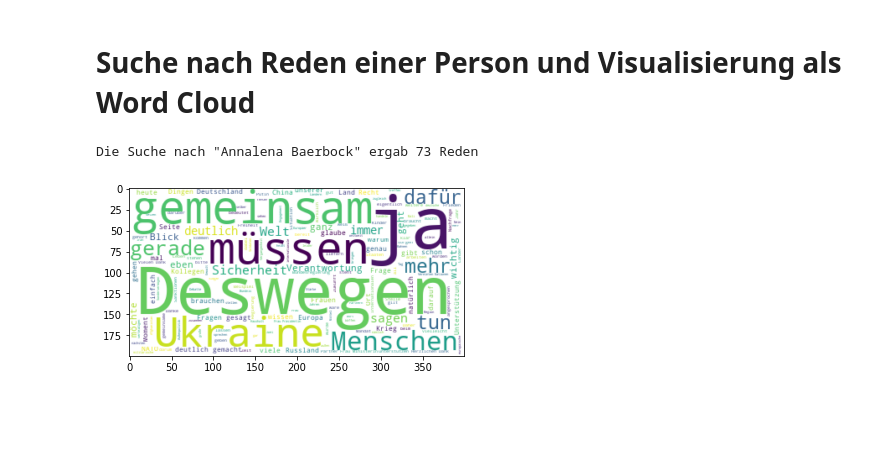
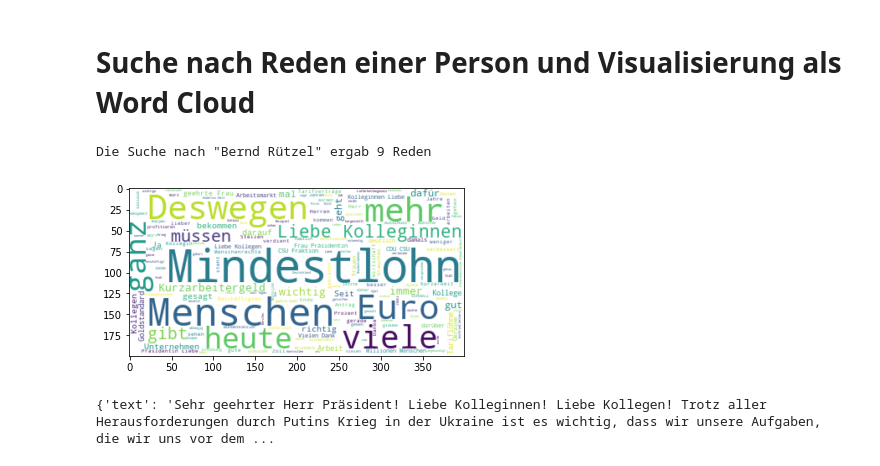
Before and after one commit to sevenbanisch/bundestagsreden, a Jupyter notebook: projects/littletools/wordcloud_01.ipynb, the cells around one changed output. Cells and saved outputs as stored; diff of their text form; code cells hidden in the pictures; blank space fills up the shorter version.

```diff
--- a/projects/littletools/wordcloud_01.ipynb
+++ b/projects/littletools/wordcloud_01.ipynb
@@ -33,23 +33,27 @@ Die Liste enthält 10791 Reden
 # %% [markdown]
 # Suche nach Reden einer Person und Visualisierung als Word Cloud
 # %%
-person = 'Annalena Baerbock'
+person = 'Bernd Rützel'
 
 untermenge = [ rede for rede in alleReden if person in rede['name']]
 
 print(f'Die Suche nach "{person}" ergab {len(untermenge)} Reden')
 print(f'\n')
 
 textlist = [rede['text'] for rede in untermenge]
 text = " ".join(textlist)
 
 german_stop_words = nltk.corpus.stopwords.words('german')
 
 # Generate a word cloud image
 wordcloud = WordCloud(stopwords = german_stop_words, background_color="white").generate(text)
 
 plt.imshow(wordcloud, interpolation="bilinear")
 plt.show()
 # %% [output]
-Die Suche nach "Annalena Baerbock" ergab 73 Reden
+Die Suche nach "Bernd Rützel" ergab 9 Reden
-[figure, old version]
+[figure, new version]
+# %%
+print(untermenge[1])
+# %% [output]
+{'text': 'Sehr geehrter Herr Präsident! Liebe Kolleginnen! Liebe Kollegen! Trotz aller Herausforderungen durch Putins Krieg in der Ukraine ist es wichtig, dass wir unsere Aufgaben, die wir uns vor dem ...
```
